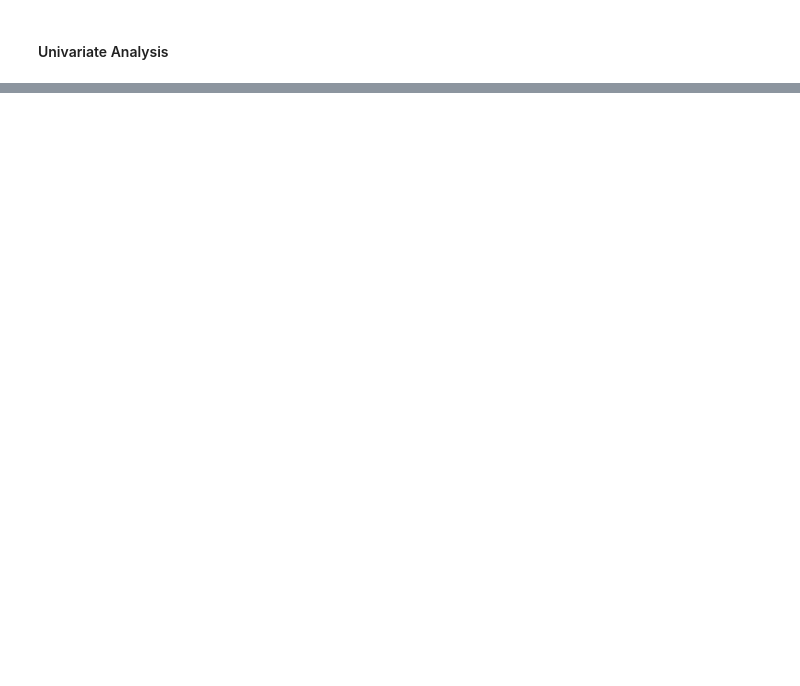
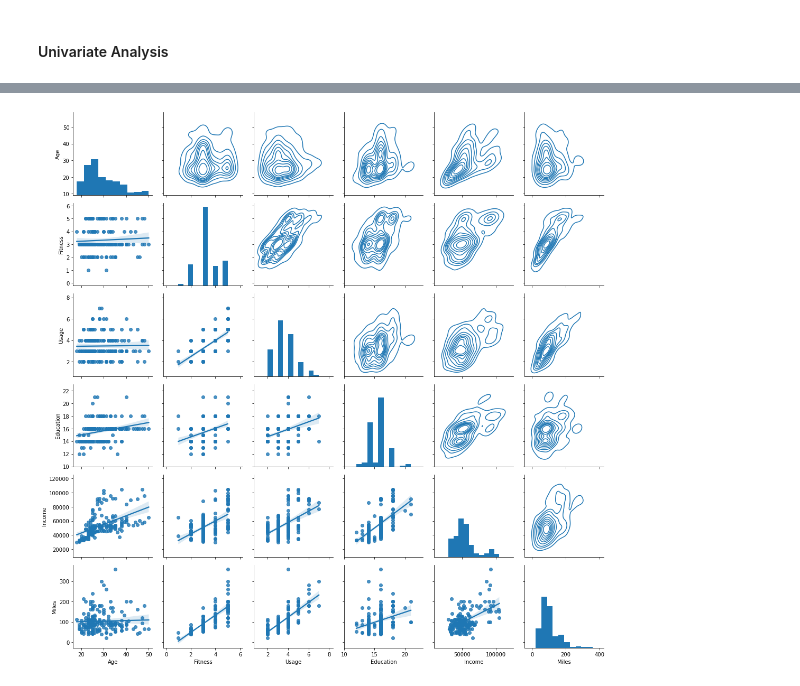
Before and after one commit to Mudit9669/JECRC_CS_Sep22, a Jupyter notebook: day19treadmil.ipynb, the cells around one changed output, grey strips where cells are left out. Saved outputs shown, nothing was run; the diff lists cells and outputs as text; code cells hidden in the pictures; blank space fills up the shorter version.

```diff
--- a/day19treadmil.ipynb
+++ b/day19treadmil.ipynb
@@ -178,0 +265,8 @@ commit
+# %%
+pg=sns.PairGrid(data=data[num_cols],palette=choice(p_list))
+pg.map_diag(plt.hist)
+pg.map_lower(sns.regplot)
+pg.map_upper(sns.kdeplot)
+plt.grid()
+# %% [output]
+[figure, added]
```
Also changed, not shown: parts of 18 cells of this notebook, 1 other file.
